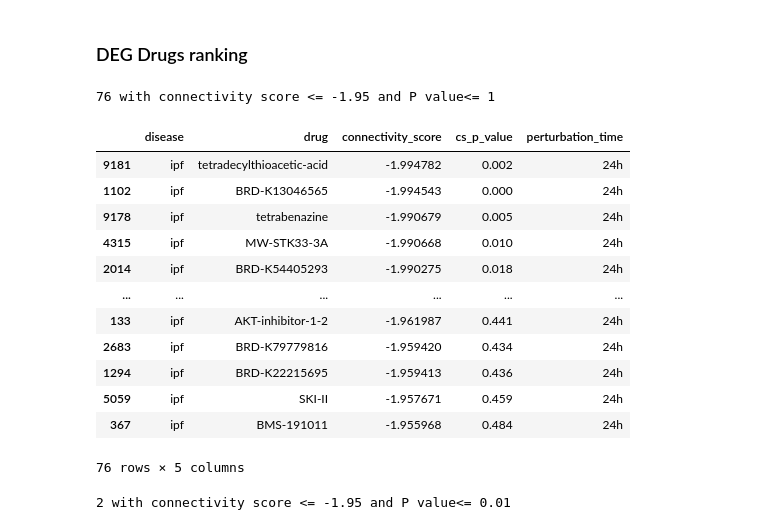
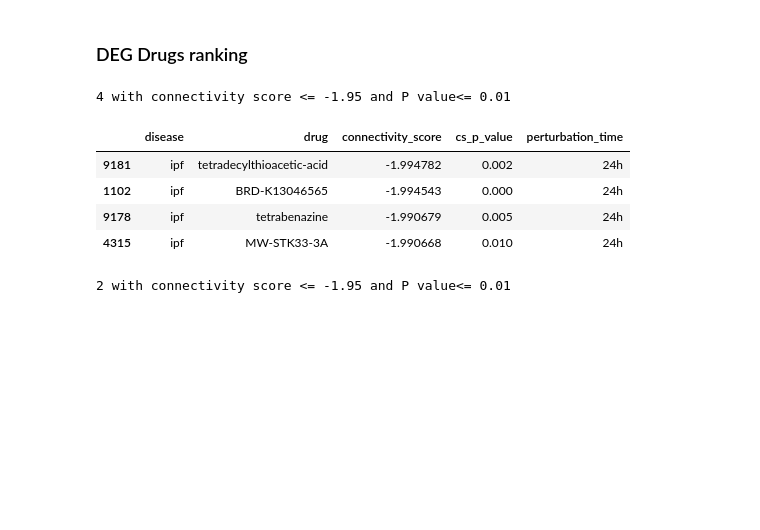
Before and after one commit to knowmics-lab/netcos, a Jupyter notebook: data exploration/data_exploration_ipf-Copy1.ipynb, the cells around one changed output. Cells and saved outputs as stored; diff of their text form; code cells hidden in the pictures; blank space fills up the shorter version.

```diff
--- a/data exploration/data_exploration_ipf.ipynb
+++ b/data exploration/data_exploration_ipf-Copy1.ipynb
@@ -422,23 +422,15 @@ cortisone in FC data,  6h_24h :
 6359  cortisone-acetate            0.002945       0.881            6h_24h
 # %% [markdown]
 ### DEG Drugs ranking
-# %%
-top_ranking_drugs(DEG_cs_data_24h)
-# %% [output]
-76 with connectivity score <= -1.95 and P value<= 1
-|  | disease | drug | connectivity_score | cs_p_value | perturbation_time |
-| 9181 | ipf | tetradecylthioacetic-acid | -1.994782 | 0.002 | 24h |
-| 1102 | ipf | BRD-K13046565 | -1.994543 | 0.000 | 24h |
-| 9178 | ipf | tetrabenazine | -1.990679 | 0.005 | 24h |
-| 4315 | ipf | MW-STK33-3A | -1.990668 | 0.010 | 24h |
-| 2014 | ipf | BRD-K54405293 | -1.990275 | 0.018 | 24h |
-| ... | ... | ... | ... | ... | ... |
-| 133 | ipf | AKT-inhibitor-1-2 | -1.961987 | 0.441 | 24h |
-| 2683 | ipf | BRD-K79779816 | -1.959420 | 0.434 | 24h |
-| 1294 | ipf | BRD-K22215695 | -1.959413 | 0.436 | 24h |
-| 5059 | ipf | SKI-II | -1.957671 | 0.459 | 24h |
-| 367 | ipf | BMS-191011 | -1.955968 | 0.484 | 24h |
-76 rows × 5 columns
+# %%
+top_ranking_drugs(DEG_cs_data_24h, pval=0.01).head(10)
+# %% [output]
+4 with connectivity score <= -1.95 and P value<= 0.01
+|  | disease | drug | connectivity_score | cs_p_value | perturbation_time |
+| 9181 | ipf | tetradecylthioacetic-acid | -1.994782 | 0.002 | 24h |
+| 1102 | ipf | BRD-K13046565 | -1.994543 | 0.000 | 24h |
+| 9178 | ipf | tetrabenazine | -1.990679 | 0.005 | 24h |
+| 4315 | ipf | MW-STK33-3A | -1.990668 | 0.010 | 24h |
 # %%
 top_ranking_drugs(DEG_cs_data_meta, pval=0.01)
 # %% [output]
```
Also changed, not shown: parts of 1 cell of this notebook, 13 other files.
